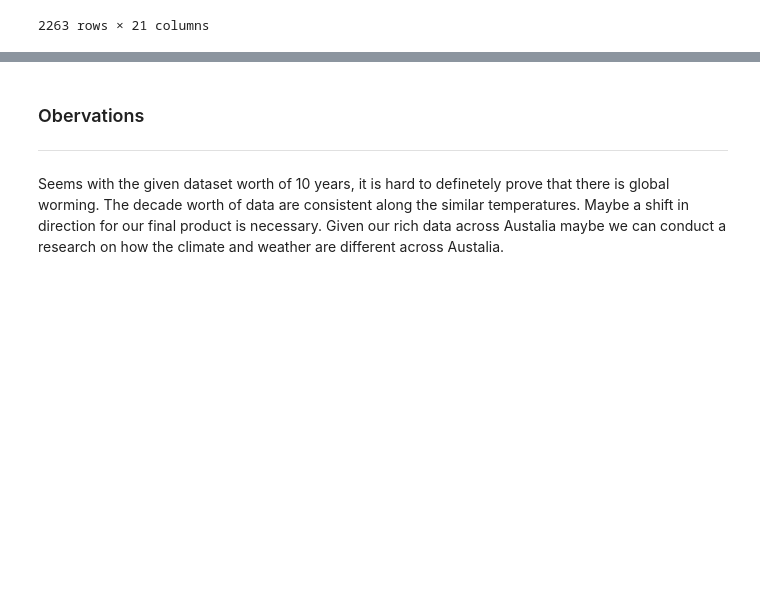
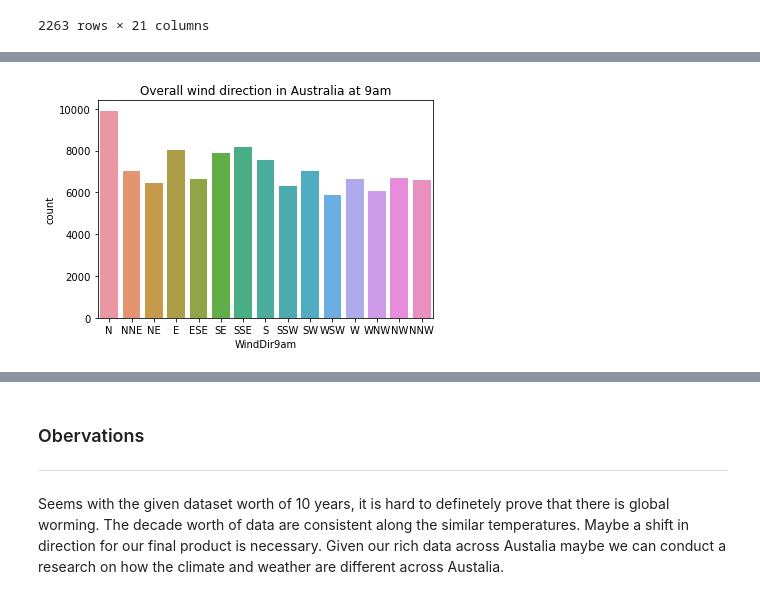
Before and after one commit to data301-2020-winter2/course-project-group_1023, a Jupyter notebook: analysis/Takumi/milestone2_task4.ipynb, the cells around one changed output, grey strips where cells are left out. Saved outputs shown, nothing was run; the diff lists cells and outputs as text; code cells hidden in the pictures; blank space fills up the shorter version.

```diff
--- a/analysis/Takumi/milestone2_task4.ipynb
+++ b/analysis/Takumi/milestone2_task4.ipynb
@@ -130,0 +101,8 @@ Sydney_max = sns.boxplot(x="Datetime", y="MinTemp", data=data_in_sydney)
+# %%
+
+### plotting frequency in wind direction observed at 9am
+plot_wind_count9am = sns.countplot(data=data,
+                                   x= 'WindDir9am',
+                                   order = ['N',"NNE","NE","E","ESE","SE","SSE","S","SSW","SW","WSW","W","WNW","NW","NNW"]).set_title("Overall wind direction in Australia at 9am")
+# %% [output]
+[figure, added]
```
Also changed, not shown: parts of 10 cells of this notebook, 2 other files.
